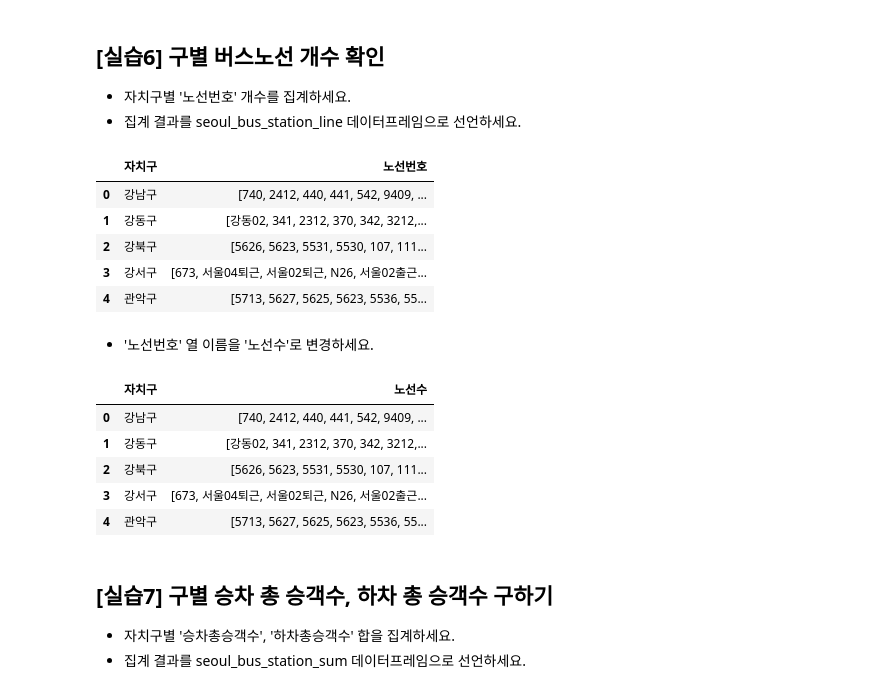
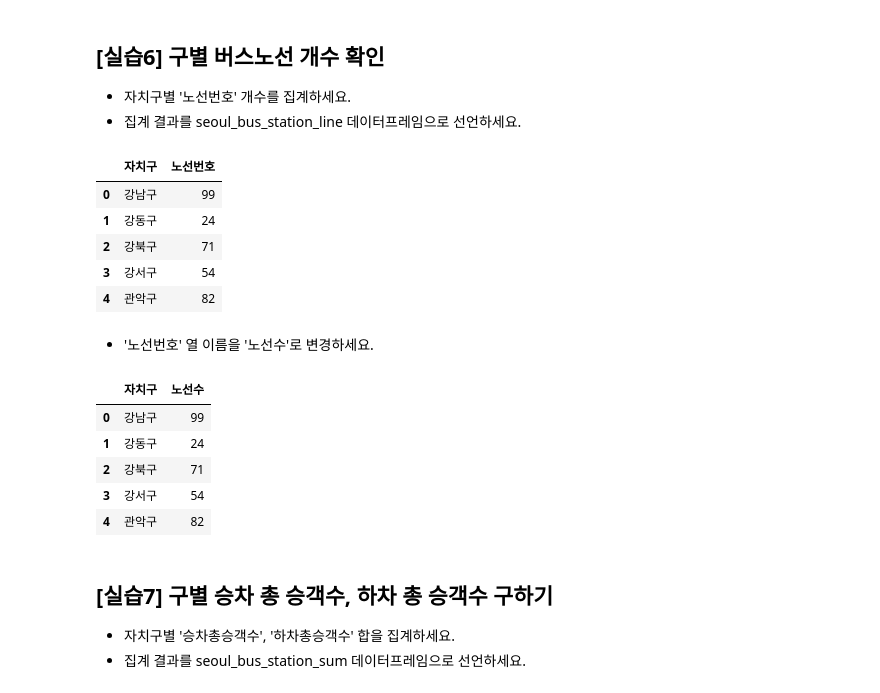
Before and after one commit to Lucky-SeoYounghyun/kt_aivle, a Jupyter notebook: mini_project_01/미션1.1 구별 버스정류장 분석.ipynb, the cells around one changed output. Drawn from its saved outputs; the diff is of its cells as text; code cells hidden in the pictures.

```diff
--- a/mini_project_01/미션1.1 구별 버스정류장 분석.ipynb
+++ b/mini_project_01/미션1.1 구별 버스정류장 분석.ipynb
@@ -347,17 +347,17 @@ seoul_bus_station_ars.head()
 # %%
 # 자치구별 '노선번호' 개수 집계 --> seoul_bus_station_line 데이터프레임으로 선언
 # 참고: groupby() 메서드 사용, as_index=False 지정, nunique() 집계
 
-seoul_bus_station_line = tmp.groupby('자치구', as_index=False)['노선번호'].unique()
+seoul_bus_station_line = tmp.groupby('자치구', as_index=False)['노선번호'].nunique()
 # 확인
 seoul_bus_station_line.head()
 # %% [output]
 |  | 자치구 | 노선번호 |
-| 0 | 강남구 | [740, 2412, 440, 441, 542, 9409, ... |
-| 1 | 강동구 | [강동02, 341, 2312, 370, 342, 3212,... |
-| 2 | 강북구 | [5626, 5623, 5531, 5530, 107, 111... |
-| 3 | 강서구 | [673, 서울04퇴근, 서울02퇴근, N26, 서울02출근... |
-| 4 | 관악구 | [5713, 5627, 5625, 5623, 5536, 55... |
+| 0 | 강남구 | 99 |
+| 1 | 강동구 | 24 |
+| 2 | 강북구 | 71 |
+| 3 | 강서구 | 54 |
+| 4 | 관악구 | 82 |
 # %% [markdown]
 - '노선번호' 열 이름을 '노선수'로 변경하세요.
 # %%
@@ -369,11 +369,11 @@ seoul_bus_station_line.rename(columns = {'노선번호':'노선수'}, inplace =
 seoul_bus_station_line.head()
 # %% [output]
 |  | 자치구 | 노선수 |
-| 0 | 강남구 | [740, 2412, 440, 441, 542, 9409, ... |
-| 1 | 강동구 | [강동02, 341, 2312, 370, 342, 3212,... |
-| 2 | 강북구 | [5626, 5623, 5531, 5530, 107, 111... |
-| 3 | 강서구 | [673, 서울04퇴근, 서울02퇴근, N26, 서울02출근... |
-| 4 | 관악구 | [5713, 5627, 5625, 5623, 5536, 55... |
+| 0 | 강남구 | 99 |
+| 1 | 강동구 | 24 |
+| 2 | 강북구 | 71 |
+| 3 | 강서구 | 54 |
+| 4 | 관악구 | 82 |
 # %% [markdown]
 ## [실습7] 구별 승차 총 승객수, 하차 총 승객수 구하기
 
```
Also changed, not shown: parts of 9 cells of this notebook, 3 other files.
